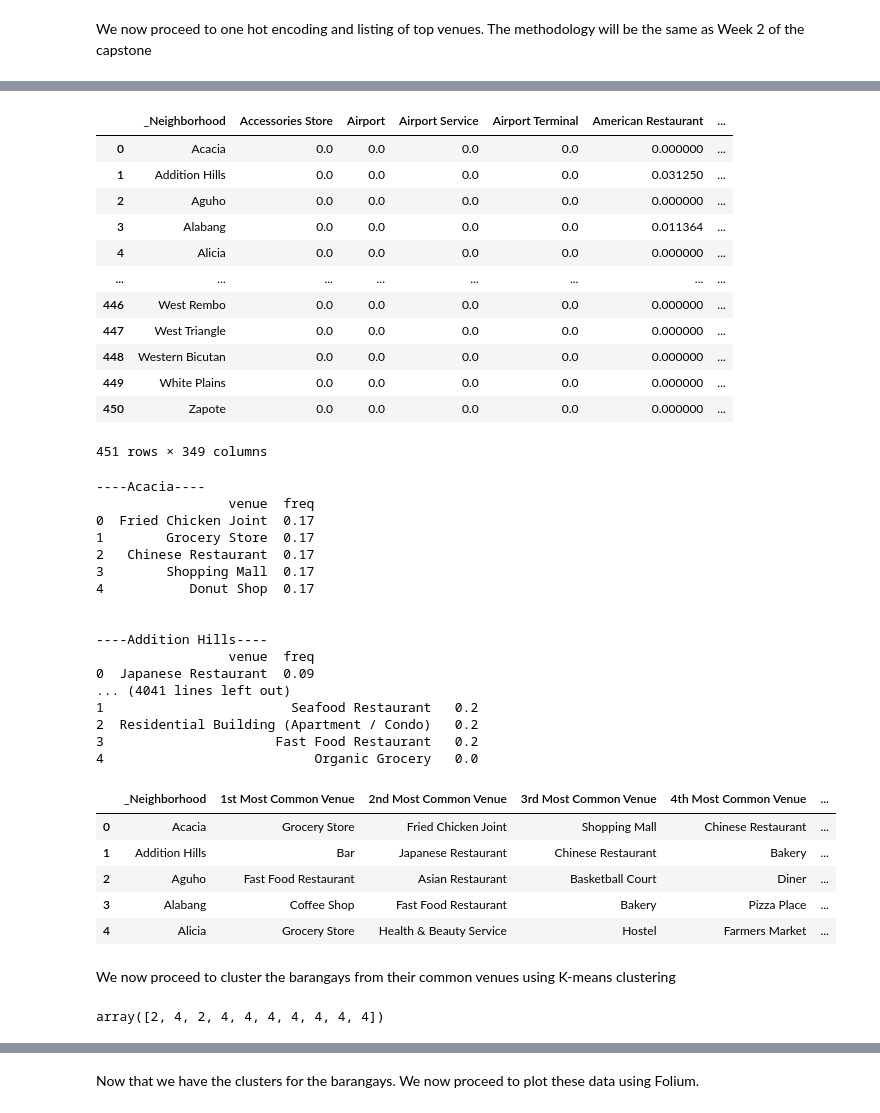
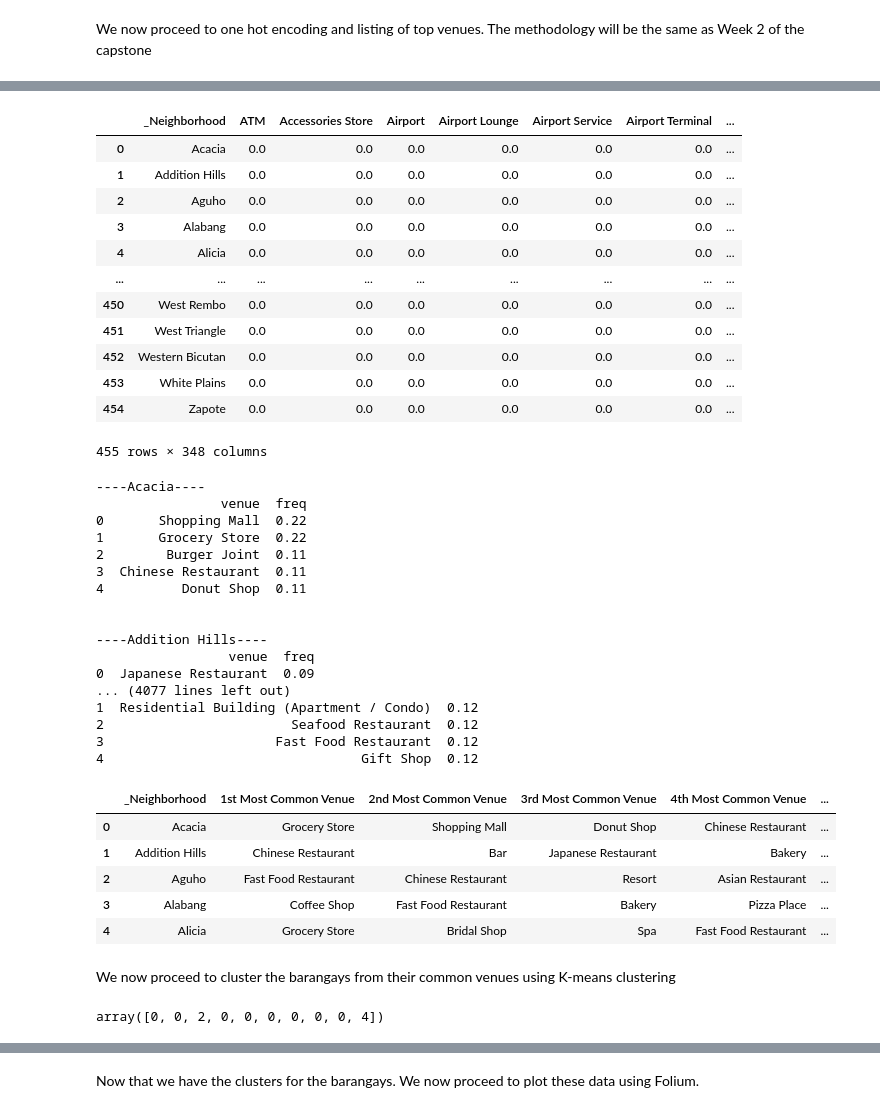
Before and after one commit to spcerrudo/Coursera_Capstone, a Jupyter notebook: Capstone Project - The Battle of the Neighborhoods.ipynb, the cells around one changed output, grey strips where cells are left out. Drawn from its saved outputs; the diff is of its cells as text; code cells hidden in the pictures.

```diff
--- a/Capstone Project - The Battle of the Neighborhoods.ipynb
+++ b/Capstone Project - The Battle of the Neighborhoods.ipynb
@@ -206,20 +222,20 @@ manila_onehot.head()
 # %%
-manila_grouped = toronto_onehot.groupby('_Neighborhood').mean().reset_index()
+manila_grouped = manila_onehot.groupby('_Neighborhood').mean().reset_index()
 manila_grouped
 # %% [output]
-|  | _Neighborhood | Accessories Store | Airport | Airport Service | Airport Terminal | American Restaurant | ... |
-| 0 | Acacia | 0.0 | 0.0 | 0.0 | 0.0 | 0.000000 | ... |
-| 1 | Addition Hills | 0.0 | 0.0 | 0.0 | 0.0 | 0.031250 | ... |
-| 2 | Aguho | 0.0 | 0.0 | 0.0 | 0.0 | 0.000000 | ... |
-| 3 | Alabang | 0.0 | 0.0 | 0.0 | 0.0 | 0.011364 | ... |
-| 4 | Alicia | 0.0 | 0.0 | 0.0 | 0.0 | 0.000000 | ... |
-| ... | ... | ... | ... | ... | ... | ... | ... |
-| 446 | West Rembo | 0.0 | 0.0 | 0.0 | 0.0 | 0.000000 | ... |
-| 447 | West Triangle | 0.0 | 0.0 | 0.0 | 0.0 | 0.000000 | ... |
-| 448 | Western Bicutan | 0.0 | 0.0 | 0.0 | 0.0 | 0.000000 | ... |
-| 449 | White Plains | 0.0 | 0.0 | 0.0 | 0.0 | 0.000000 | ... |
-| 450 | Zapote | 0.0 | 0.0 | 0.0 | 0.0 | 0.000000 | ... |
+|  | _Neighborhood | ATM | Accessories Store | Airport | Airport Lounge | Airport Service | Airport Terminal | ... |
+| 0 | Acacia | 0.0 | 0.0 | 0.0 | 0.0 | 0.0 | 0.0 | ... |
+| 1 | Addition Hills | 0.0 | 0.0 | 0.0 | 0.0 | 0.0 | 0.0 | ... |
+| 2 | Aguho | 0.0 | 0.0 | 0.0 | 0.0 | 0.0 | 0.0 | ... |
+| 3 | Alabang | 0.0 | 0.0 | 0.0 | 0.0 | 0.0 | 0.0 | ... |
+| 4 | Alicia | 0.0 | 0.0 | 0.0 | 0.0 | 0.0 | 0.0 | ... |
+| ... | ... | ... | ... | ... | ... | ... | ... | ... |
+| 450 | West Rembo | 0.0 | 0.0 | 0.0 | 0.0 | 0.0 | 0.0 | ... |
+| 451 | West Triangle | 0.0 | 0.0 | 0.0 | 0.0 | 0.0 | 0.0 | ... |
+| 452 | Western Bicutan | 0.0 | 0.0 | 0.0 | 0.0 | 0.0 | 0.0 | ... |
+| 453 | White Plains | 0.0 | 0.0 | 0.0 | 0.0 | 0.0 | 0.0 | ... |
+| 454 | Zapote | 0.0 | 0.0 | 0.0 | 0.0 | 0.0 | 0.0 | ... |
-451 rows × 349 columns
+455 rows × 348 columns
 # %%
 num_top_venues = 5
 
@@ -234,22 +250,22 @@ for hood in manila_grouped['_Neighborhood']:
     print('\n')
 # %% [output]
 ----Acacia----
-                 venue  freq
-0  Fried Chicken Joint  0.17
-1        Grocery Store  0.17
-2   Chinese Restaurant  0.17
-3        Shopping Mall  0.17
-4           Donut Shop  0.17
+                venue  freq
+0       Shopping Mall  0.22
+1       Grocery Store  0.22
+2        Burger Joint  0.11
+3  Chinese Restaurant  0.11
+4          Donut Shop  0.11
 
 
 ----Addition Hills----
                  venue  freq
 0  Japanese Restaurant  0.09
-... (4041 lines left out)
-1                        Seafood Restaurant   0.2
-2  Residential Building (Apartment / Condo)   0.2
-3                      Fast Food Restaurant   0.2
-4                           Organic Grocery   0.0
+... (4077 lines left out)
+1  Residential Building (Apartment / Condo)  0.12
+2                        Seafood Restaurant  0.12
+3                      Fast Food Restaurant  0.12
+4                                 Gift Shop  0.12
 # %%
 def return_most_common_venues(row, num_top_venues):
     row_categories = row.iloc[1:]
@@ -275,17 +291,17 @@ for ind in np.arange(num_top_venues):
 neighborhoods_venues_sorted = pd.DataFrame(columns=columns)
 neighborhoods_venues_sorted['_Neighborhood'] = manila_grouped['_Neighborhood']
 
-for ind in np.arange(toronto_grouped.shape[0]):
+for ind in np.arange(manila_grouped.shape[0]):
     neighborhoods_venues_sorted.iloc[ind, 1:] = return_most_common_venues(manila_grouped.iloc[ind, :], num_top_venues)
 
 neighborhoods_venues_sorted.head()
 # %% [output]
 |  | _Neighborhood | 1st Most Common Venue | 2nd Most Common Venue | 3rd Most Common Venue | 4th Most Common Venue | ... |
-| 0 | Acacia | Grocery Store | Fried Chicken Joint | Shopping Mall | Chinese Restaurant | ... |
-| 1 | Addition Hills | Bar | Japanese Restaurant | Chinese Restaurant | Bakery | ... |
-| 2 | Aguho | Fast Food Restaurant | Asian Restaurant | Basketball Court | Diner | ... |
+| 0 | Acacia | Grocery Store | Shopping Mall | Donut Shop | Chinese Restaurant | ... |
+| 1 | Addition Hills | Chinese Restaurant | Bar | Japanese Restaurant | Bakery | ... |
+| 2 | Aguho | Fast Food Restaurant | Chinese Restaurant | Resort | Asian Restaurant | ... |
 | 3 | Alabang | Coffee Shop | Fast Food Restaurant | Bakery | Pizza Place | ... |
-| 4 | Alicia | Grocery Store | Health & Beauty Service | Hostel | Farmers Market | ... |
+| 4 | Alicia | Grocery Store | Bridal Shop | Spa | Fast Food Restaurant | ... |
 # %% [markdown]
 We now proceed to cluster the barangays from their common venues using K-means clustering
 # %%
@@ -300,7 +316,7 @@ kmeans = KMeans(n_clusters=kclusters, random_state=0).fit(manila_grouped_cluster
 # check cluster labels generated for each row in the dataframe
 kmeans.labels_[0:10]
 # %% [output]
-array([2, 4, 2, 4, 4, 4, 4, 4, 4, 4])
+array([0, 0, 2, 0, 0, 0, 0, 0, 0, 4])
 # %%
 # add clustering labels
 neighborhoods_venues_sorted.insert(0, 'Cluster Labels', kmeans.labels_)
```
Also changed, not shown: parts of 24 cells of this notebook.
